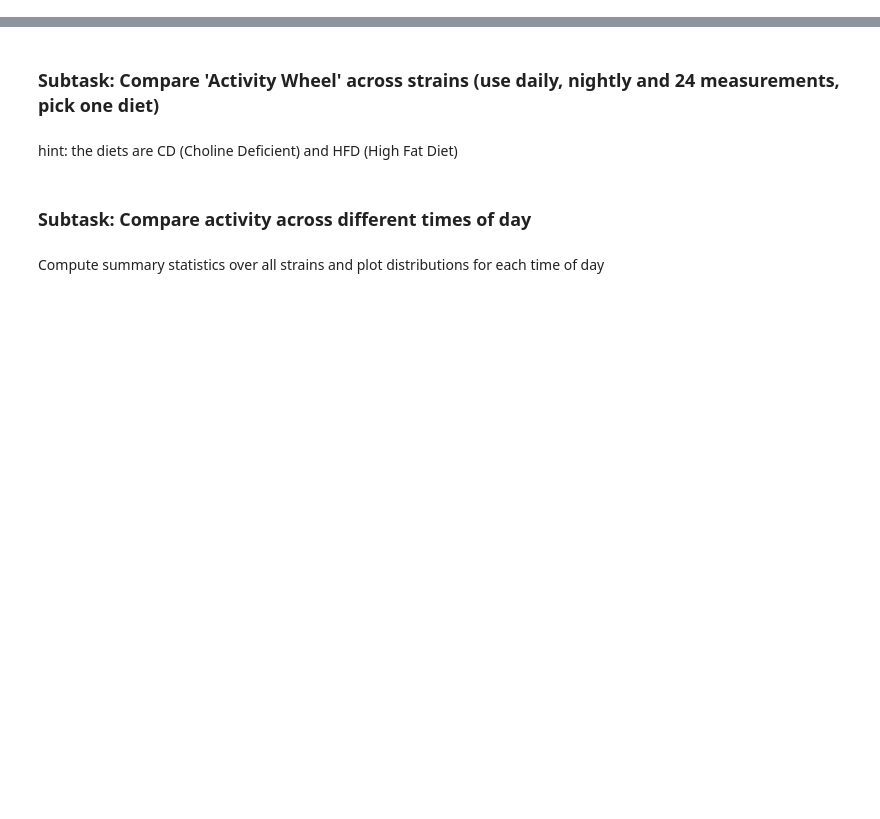
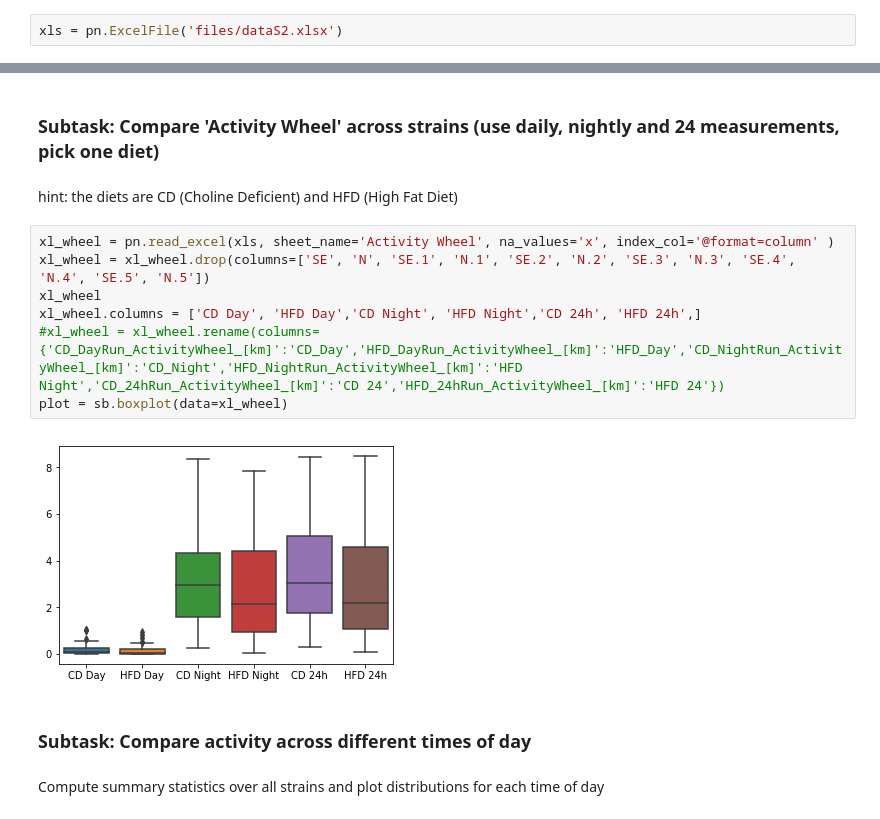
Before and after one commit to TrisKast/DataScience-Bioinformatics, a Jupyter notebook: notebooks/Day2_Exploratory_Analysis.ipynb, the cells around one changed output, grey strips where cells are left out. Drawn from its saved outputs; the diff is of its cells as text; blank space fills up the shorter version.

```diff
--- a/notebooks/Day2_Exploratory_Analysis.ipynb
+++ b/notebooks/Day2_Exploratory_Analysis.ipynb
@@ -73,5 +201,7 @@ Hint: Count occurances of the alleles B and D for each strain
 # Phenotype
 The BXD mouse phenotype data has been accumulated over the past 50 years and with various measurements being available for different mice and different tissue types. The data provided by the paper supplement is structured as a multi-sheet EXCEL spreadsheet - you can open it in the corresponding software to get a first impression about the structure of the file.
 ## Task: Load phenotype file into a pandas dataframe using the correct read function (keep all sheets)
+# %%
+xls = pn.ExcelFile('files/dataS2.xlsx')
 # %% [markdown]
 ## Task: List all sheet names
@@ -93,6 +260,15 @@ Examples:
 ### Subtask: Compare 'Activity Wheel' across strains (use daily, nightly and 24 measurements, pick one diet)
 # %% [markdown]
 hint: the diets are CD (Choline Deficient) and HFD (High Fat Diet)
+# %%
+xl_wheel = pn.read_excel(xls, sheet_name='Activity Wheel', na_values='x', index_col='@format=column' )
+xl_wheel = xl_wheel.drop(columns=['SE', 'N', 'SE.1', 'N.1', 'SE.2', 'N.2', 'SE.3', 'N.3', 'SE.4', 'N.4', 'SE.5', 'N.5'])
+xl_wheel
+xl_wheel.columns = ['CD Day', 'HFD Day','CD Night', 'HFD Night','CD 24h', 'HFD 24h',]
+#xl_wheel = xl_wheel.rename(columns={'CD_DayRun_ActivityWheel_[km]':'CD_Day','HFD_DayRun_ActivityWheel_[km]':'HFD_Day','CD_NightRun_ActivityWheel_[km]':'CD_Night','HFD_NightRun_ActivityWheel_[km]':'HFD Night','CD_24hRun_ActivityWheel_[km]':'CD 24','HFD_24hRun_ActivityWheel_[km]':'HFD 24'})
+plot = sb.boxplot(data=xl_wheel)
+# %% [output]
+[figure, added]
 # %% [markdown]
 ### Subtask: Compare activity across different times of day
 # %% [markdown]
```
Also changed, not shown: parts of 26 cells of this notebook.
